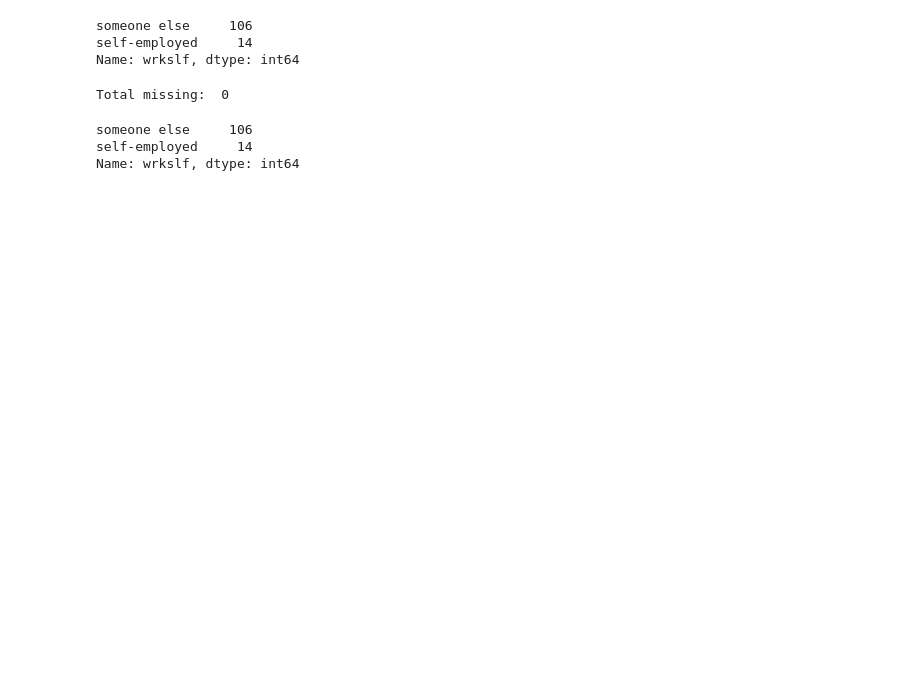
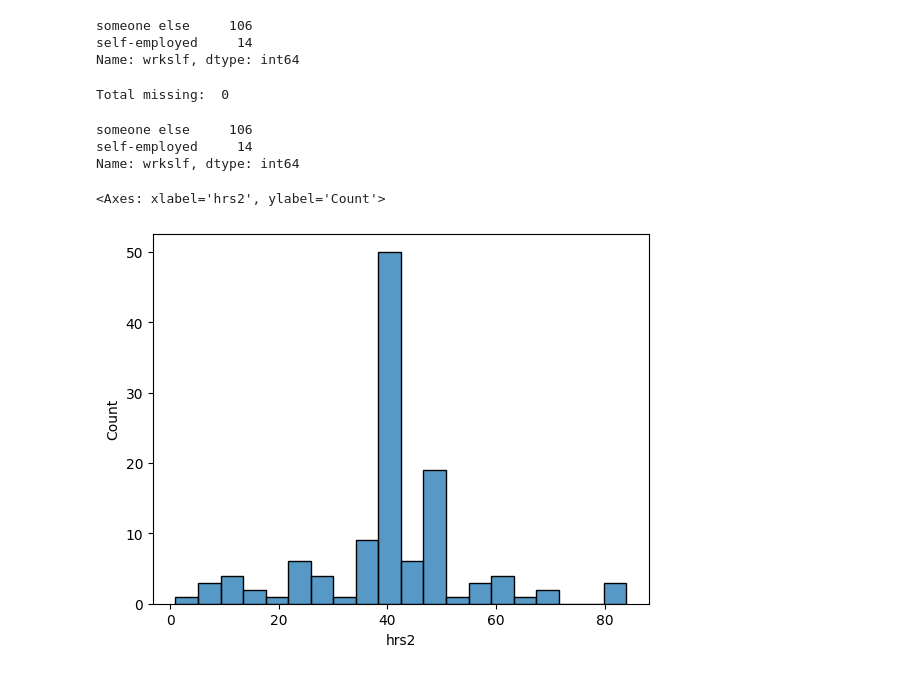
Before and after one commit to gdbwoo/DS-3001-Projects, a Jupyter notebook: Project 1/data.ipynb, the cells around one changed output. Saved outputs shown, nothing was run; the diff lists cells and outputs as text; code cells hidden in the pictures; blank space fills up the shorter version.

```diff
--- a/Project 1/data.ipynb
+++ b/Project 1/data.ipynb
@@ -188,3 +190,10 @@ Name: income16, dtype: int64
 print('Total missing: ', sum(income.isnull()))
 # %% [output]
 Total missing:  0
+# %%
+income = income.replace(['under $1,000', '$1,000 to $2,999', '$5,000 to $5,999', '$7,000 to $7,999', '$10,000 to $12,499',
+                         '$12,500 to $14,999', '$15,000 to $17,499', '$17,500 to $19,999', '$20,000 to $22,499', '$22,500 to $24,999',
+                         '$25,000 to $29,999', '$30,000 to $34,999', '$35,000 to $39,999', '$40,000 to $49,999', '$50,000 to $59,999'],'Lower')
+income = income.replace(['$60,000 to $74,999', '$75,000 to $89,999', '$90,000 to $109,999', '$110,000 to $129,999', '$130,000 to $149,999'],'Middle')
+income = income.replace(['$150,000 to $169,999', '$170,000 or over'],'Upper')
+income.value_counts()
@@ -253,0 +244,5 @@ Name: wrkslf, dtype: int64
+# %%
+sns.histplot(data=df,x='hrs2')
+# %% [output]
+<Axes: xlabel='hrs2', ylabel='Count'>
+[figure, added]
```
Also changed, not shown: parts of 17 cells of this notebook.
